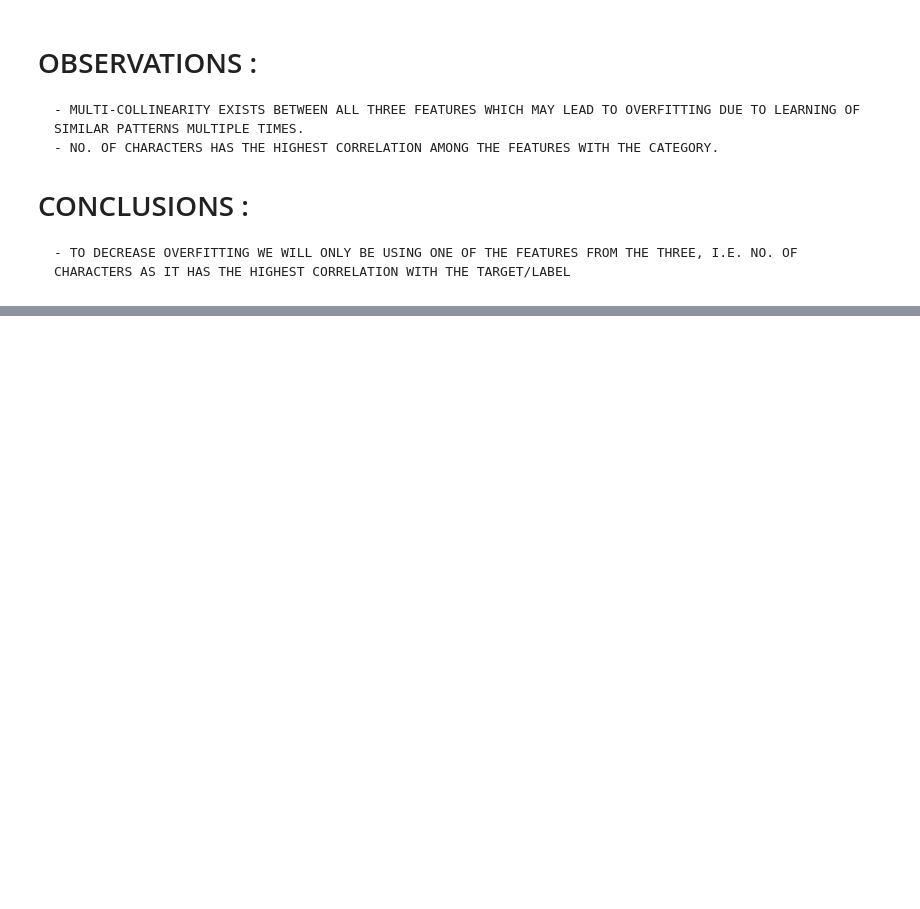
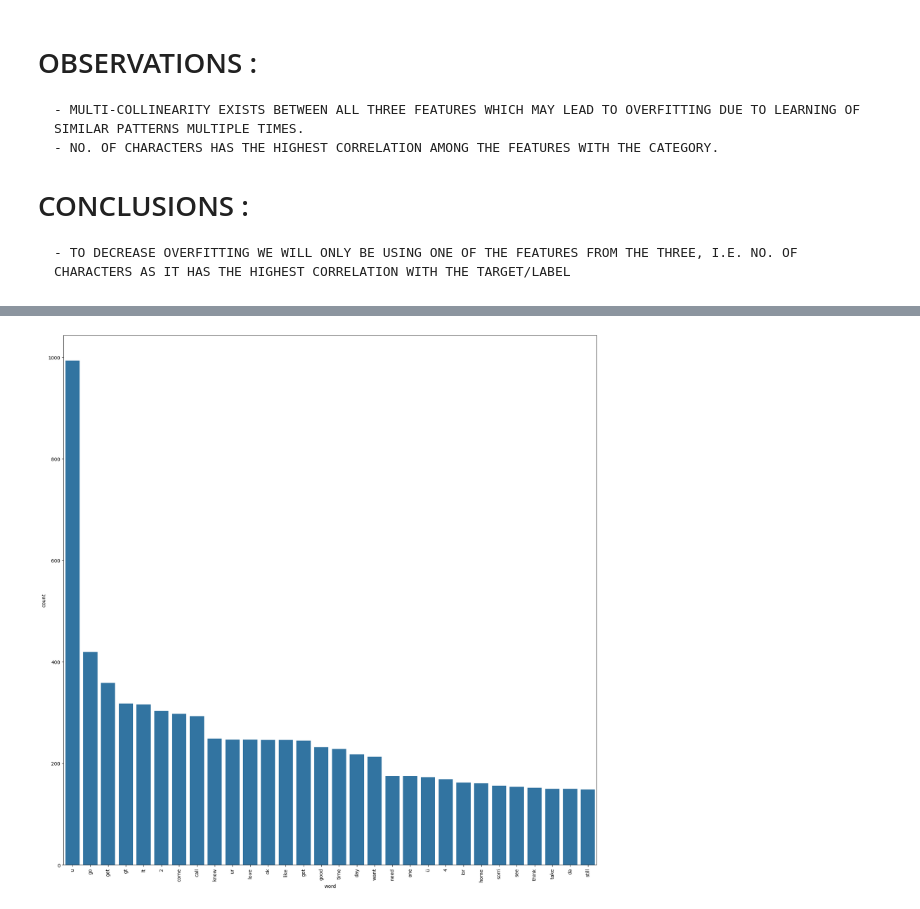
Before and after one commit to RMx-03/Email_Spam-Classifier, a Jupyter notebook: spam_classifier.ipynb, the cells around one changed output, grey strips where cells are left out. Saved outputs shown, nothing was run; the diff lists cells and outputs as text; code cells hidden in the pictures; blank space fills up the shorter version.

```diff
--- a/spam_classifier.ipynb
+++ b/spam_classifier.ipynb
@@ -220,3 +357,21 @@ plt.show()
+# %%
+# showcasing the top 30 words in both the ham messages
+ham_corpus = []  # list to store the words in ham messages
+for text in df[df['Category'] == 1]['tokens'].tolist():
+    for word in text.split():
+        ham_corpus.append(word)
+
+
+commonham = Counter(ham_corpus).most_common(30)
+commonham_df = pd.DataFrame(commonham, columns=['word', 'count'])
+
+plt.figure(figsize=(20, 20))
+
+sns.barplot(x=commonham_df['word'], y=commonham_df['count'])
+plt.xticks(rotation='vertical')
+plt.show()
+# %% [output]
+[figure, added]
 # %%
 X = df['Message']  # features
 y = df['Category']  # target variable
```
Also changed, not shown: parts of 17 cells of this notebook.
